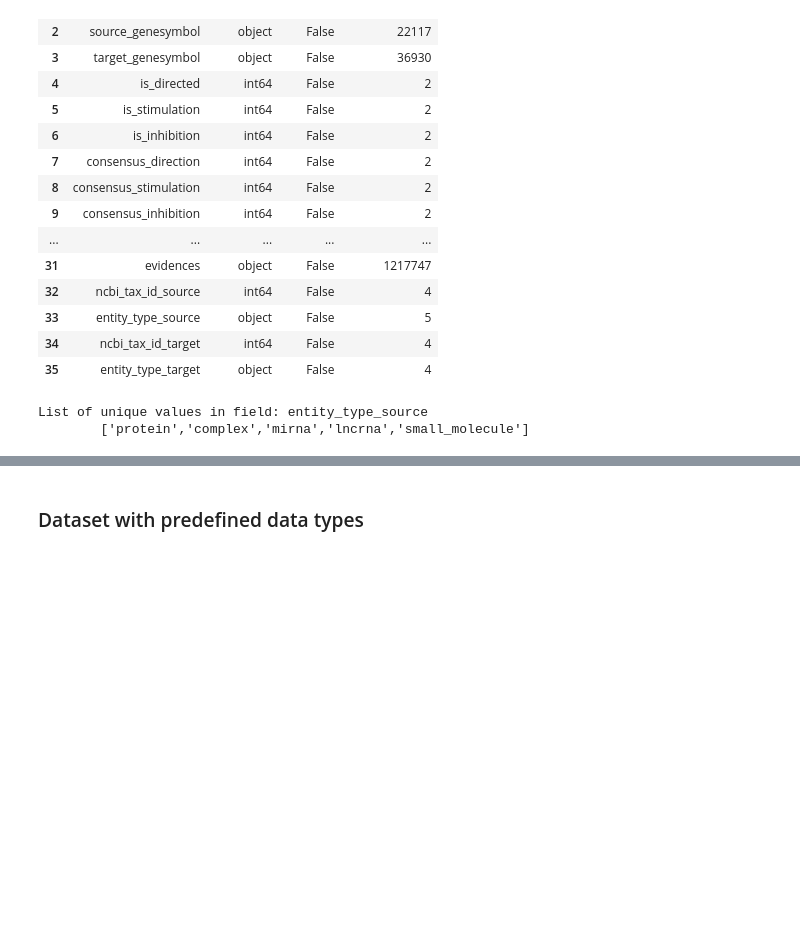
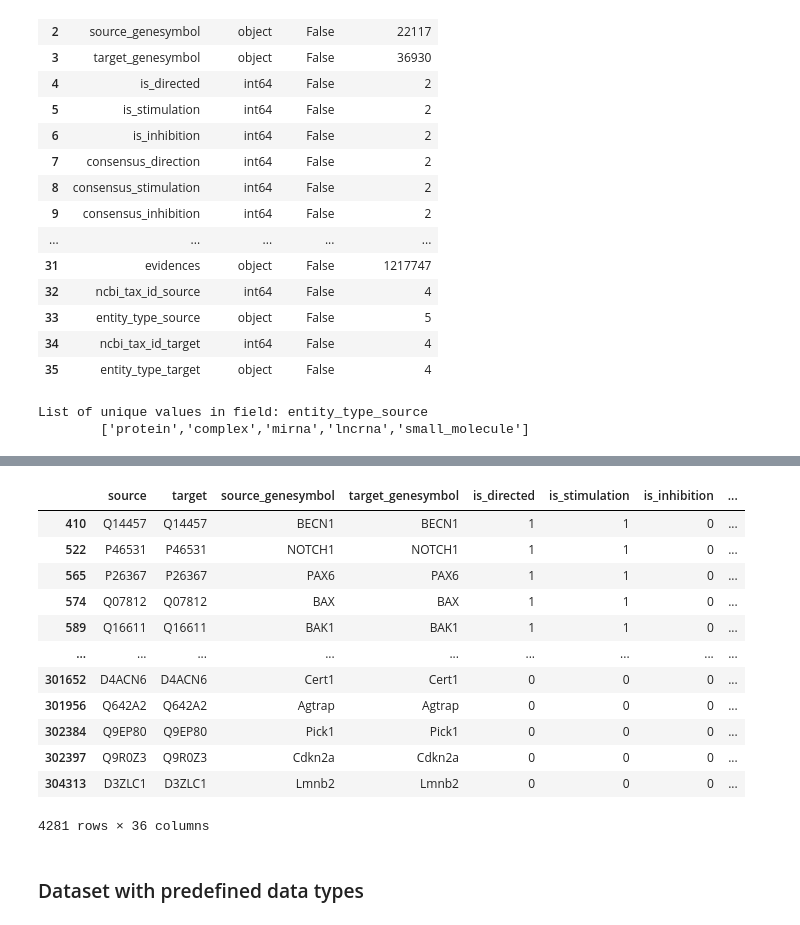
Before and after one commit to njmmatthieu/omnipath-secondary-adapter, a Jupyter notebook: notebooks/EDA_networks_db.ipynb, the cells around one changed output, grey strips where cells are left out. Cells and saved outputs as stored; diff of their text form; code cells hidden in the pictures; blank space fills up the shorter version.

```diff
--- a/notebooks/EDA_networks_db.ipynb
+++ b/notebooks/EDA_networks_db.ipynb
@@ -199,0 +210,3 @@ List of unique values in field: entity_type_source
+# %%
+omnipath_df = interactions_df[(interactions_df["omnipath"])==True]
+omnipath_df.info()
@@ -200,3 +231,19 @@ List of unique values in field: entity_type_source
+# %%
+omnipath_df[(omnipath_df["source"])==(omnipath_df["target"])]
+# %% [output]
+|  | source | target | source_genesymbol | target_genesymbol | is_directed | is_stimulation | is_inhibition | ... |
+| 410 | Q14457 | Q14457 | BECN1 | BECN1 | 1 | 1 | 0 | ... |
+| 522 | P46531 | P46531 | NOTCH1 | NOTCH1 | 1 | 1 | 0 | ... |
+| 565 | P26367 | P26367 | PAX6 | PAX6 | 1 | 1 | 0 | ... |
+| 574 | Q07812 | Q07812 | BAX | BAX | 1 | 1 | 0 | ... |
+| 589 | Q16611 | Q16611 | BAK1 | BAK1 | 1 | 1 | 0 | ... |
+| ... | ... | ... | ... | ... | ... | ... | ... | ... |
+| 301652 | D4ACN6 | D4ACN6 | Cert1 | Cert1 | 0 | 0 | 0 | ... |
+| 301956 | Q642A2 | Q642A2 | Agtrap | Agtrap | 0 | 0 | 0 | ... |
+| 302384 | Q9EP80 | Q9EP80 | Pick1 | Pick1 | 0 | 0 | 0 | ... |
+| 302397 | Q9R0Z3 | Q9R0Z3 | Cdkn2a | Cdkn2a | 0 | 0 | 0 | ... |
+| 304313 | D3ZLC1 | D3ZLC1 | Lmnb2 | Lmnb2 | 0 | 0 | 0 | ... |
+4281 rows × 36 columns
 # %% [markdown]
 ### Dataset with predefined data types
 # %%
```
Also changed, not shown: parts of 9 cells of this notebook, 2 other files.
